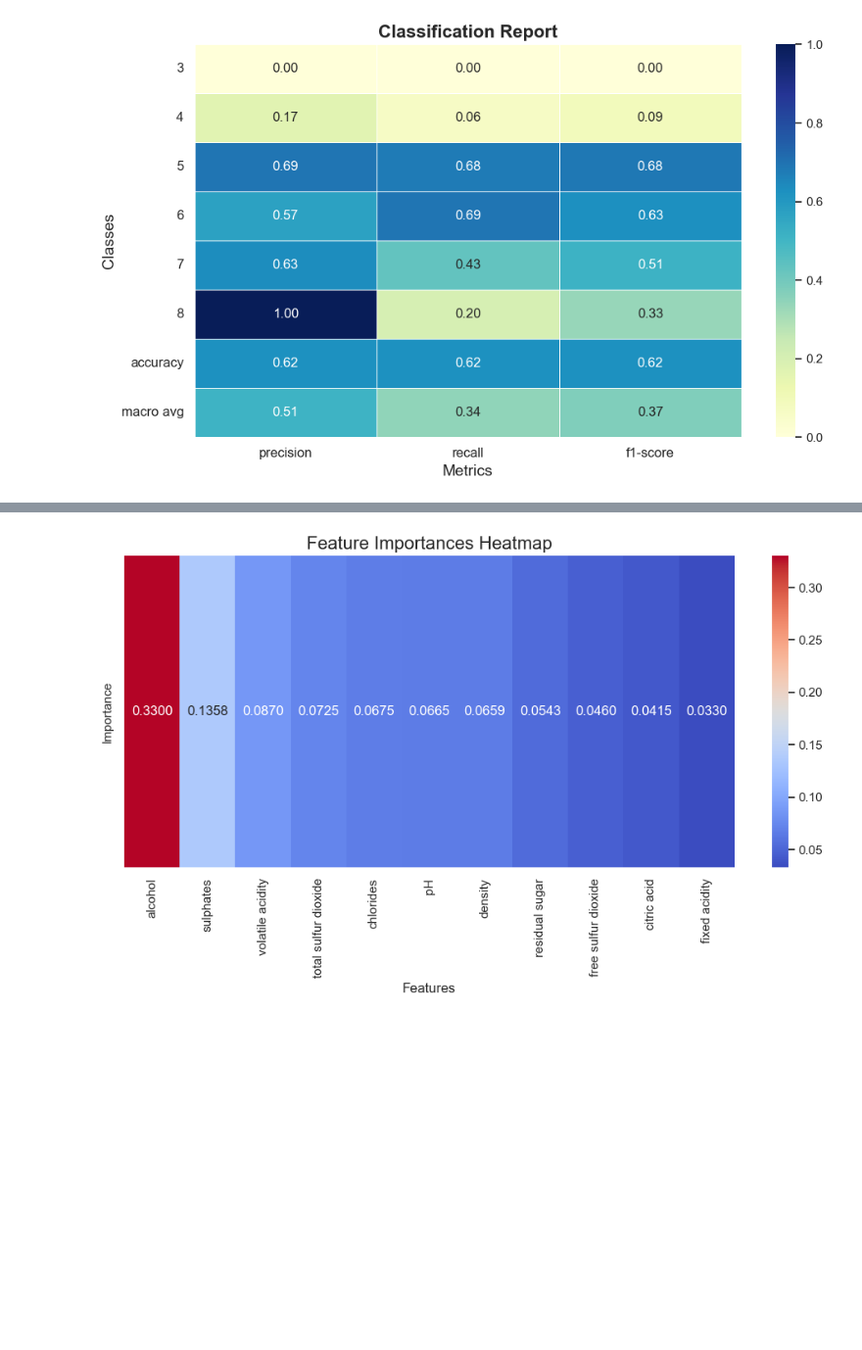
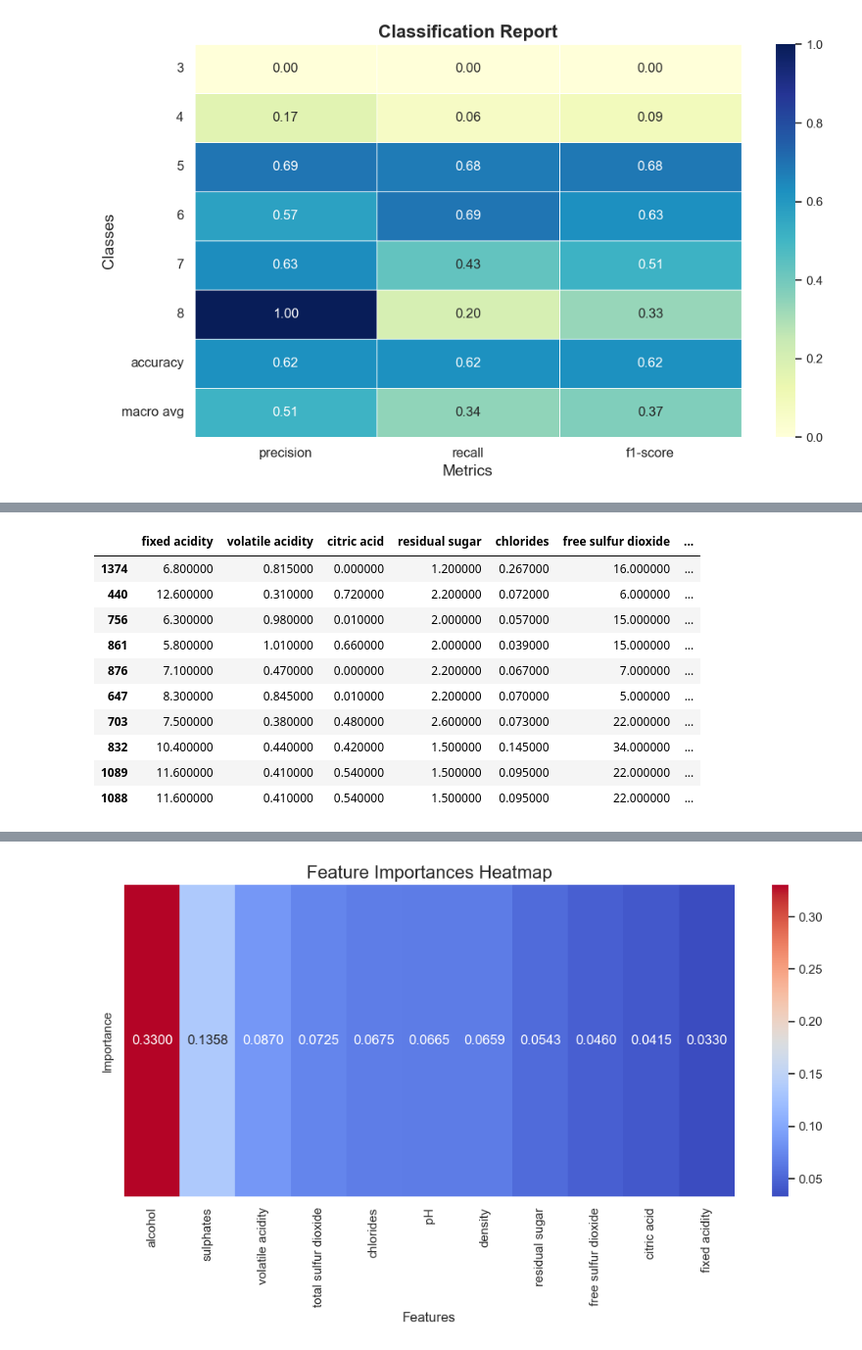
Before and after one commit to airbagdeer/tabular-ds-project, a Jupyter notebook: EX1.ipynb, the cells around one changed output, grey strips where cells are left out. Shown at 98% size. Saved outputs shown, nothing was run; the diff lists cells and outputs as text; code cells hidden in the pictures; blank space fills up the shorter version.

Commit message:
arranged error analysis and added worst and best predicted samples explanation

```diff
--- a/EX1.ipynb
+++ b/EX1.ipynb
@@ -383,10 +383,15 @@ We can see that indeed they distibute similar and we can continue with the predi
 # %%
 model = xgb.XGBRegressor()
+
 model.fit(X_train, y_train)
 
 y_pred = model.predict(X_test)
 
+#To get the actual qualitys
 y_pred_rounded = np.array([])
 for pred in y_pred:
     y_pred_rounded = np.append(y_pred_rounded, round(pred))
+
+#index the predictions
+y_pred_indexed = pd.Series(y_pred, y_test.index)
 # %% [markdown]
@@ -527,0 +502,41 @@ plt.show()
+# %%
+def calculate_iqr_ranges(dataframe):
+    iqr_ranges = {}
+    for column in dataframe.columns:
+        Q1 = dataframe[column].quantile(0.25)
+        Q3 = dataframe[column].quantile(0.75)
+        IQR = Q3 - Q1
+        lower_bound = Q1 - 1.5 * IQR
+        upper_bound = Q3 + 1.5 * IQR
+        iqr_ranges[column] = (lower_bound, upper_bound)
+    return iqr_ranges
+
+iqr_ranges = calculate_iqr_ranges(dfr)
+
+def style_outliers(df, ranges, color):
+    def highlight(val, col):
+        lower_bound, upper_bound = ranges.get(col, (None, None))
+        if lower_bound is not None and (val < lower_bound or val > upper_bound) and (col!='quality'):
+            return f'background-color: {color}'
+        return ''
+
+    return df.style.apply(lambda col: [highlight(val, col.name) for val in col], axis=0)
+# %%
+largest_mistakes = np.absolute(y_test - y_pred).nlargest(10)
+largest_mistakes_df = dfr.iloc[largest_mistakes.index]
+largest_mistakes_df['predicted_quality'] = y_pred_indexed
+largest_mistakes_df['mistake_margin'] = (y_test - y_pred)[largest_mistakes.index]
+
+style_outliers(largest_mistakes_df, iqr_ranges, 'orange')
+# %% [output]
+|  | fixed acidity | volatile acidity | citric acid | residual sugar | chlorides | free sulfur dioxide | ... |
+| 1374 | 6.800000 | 0.815000 | 0.000000 | 1.200000 | 0.267000 | 16.000000 | ... |
+| 440 | 12.600000 | 0.310000 | 0.720000 | 2.200000 | 0.072000 | 6.000000 | ... |
+| 756 | 6.300000 | 0.980000 | 0.010000 | 2.000000 | 0.057000 | 15.000000 | ... |
+| 861 | 5.800000 | 1.010000 | 0.660000 | 2.000000 | 0.039000 | 15.000000 | ... |
+| 876 | 7.100000 | 0.470000 | 0.000000 | 2.200000 | 0.067000 | 7.000000 | ... |
+| 647 | 8.300000 | 0.845000 | 0.010000 | 2.200000 | 0.070000 | 5.000000 | ... |
+| 703 | 7.500000 | 0.380000 | 0.480000 | 2.600000 | 0.073000 | 22.000000 | ... |
+| 832 | 10.400000 | 0.440000 | 0.420000 | 1.500000 | 0.145000 | 34.000000 | ... |
+| 1089 | 11.600000 | 0.410000 | 0.540000 | 1.500000 | 0.095000 | 22.000000 | ... |
+| 1088 | 11.600000 | 0.410000 | 0.540000 | 1.500000 | 0.095000 | 22.000000 | ... |
```
Also changed, not shown: parts of 21 cells of this notebook.
